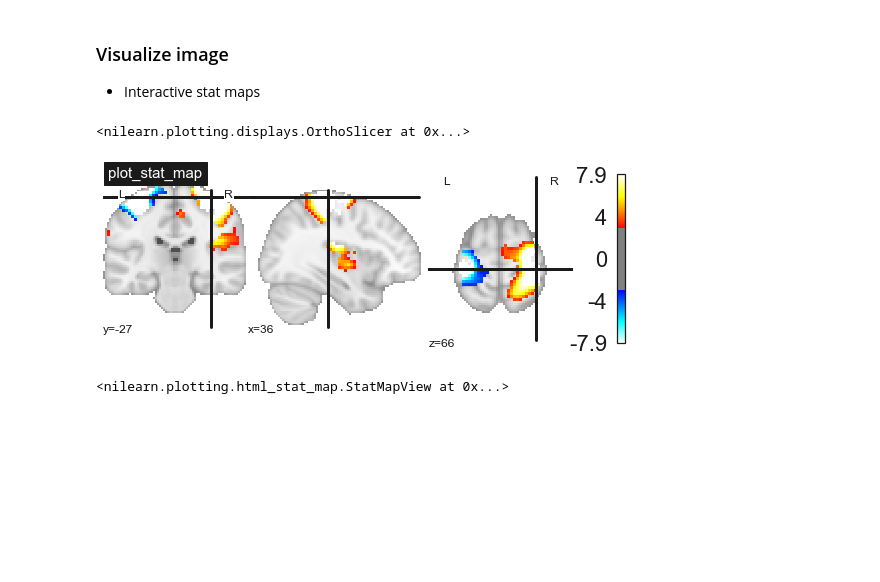
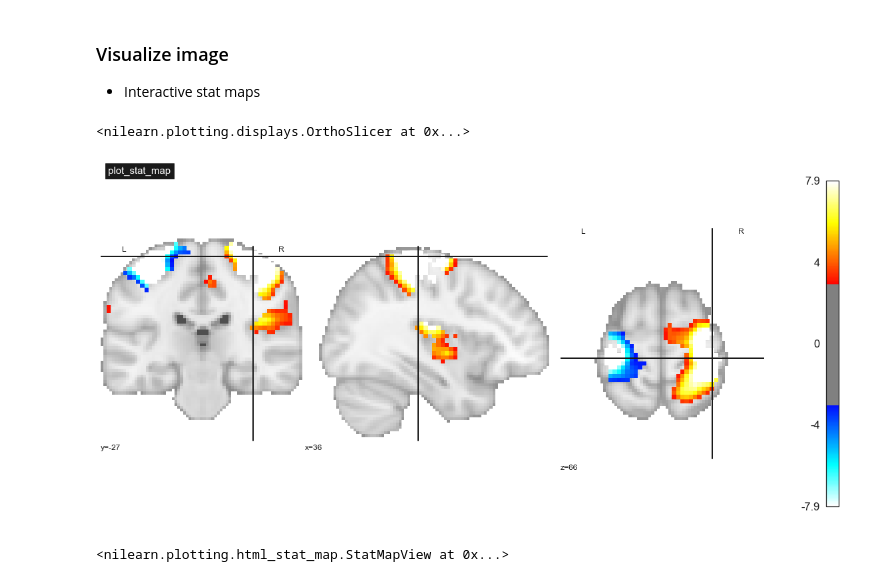
Before and after one commit to fishtree-attempt/SDC-BIDS-sMRI, a Jupyter notebook: code/1_sMRI_modalities.ipynb, the cells around one changed output. Drawn from its saved outputs; the diff is of its cells as text; code cells hidden in the pictures; blank space fills up the shorter version.

```diff
--- a/code/1_sMRI_modalities.ipynb
+++ b/code/1_sMRI_modalities.ipynb
@@ -172,14 +173,14 @@ plotting.plot_anat(T1_filename, title="T1", display_mode='x', vmax=500)
 # %%
 # one motor contrast map from NeuroVault
 motor_images = datasets.fetch_neurovault_motor_task()
 stat_img = motor_images.images[0]
 
-plotting.plot_stat_map(stat_img,
-                       threshold=3, title="plot_stat_map",
-                       cut_coords=[36, -27, 66])
+fig, ax = plt.subplots(figsize=(20,10))
+plotting.plot_stat_map(stat_img,threshold=3, title="plot_stat_map",
+                       cut_coords=[36, -27, 66], axes=ax)
 # %% [output]
 <nilearn.plotting.displays.OrthoSlicer at 0x...>
-[figure, old version]
+[figure, new version]
 # %%
 view = plotting.view_img(stat_img, threshold=3)
 view
```
Also changed, not shown: parts of 3 cells of this notebook, 8 other files.
